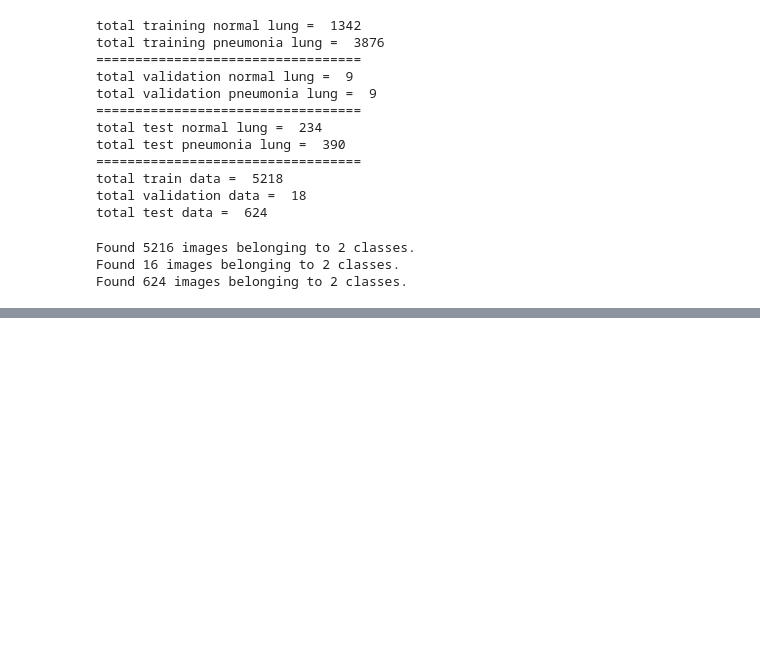
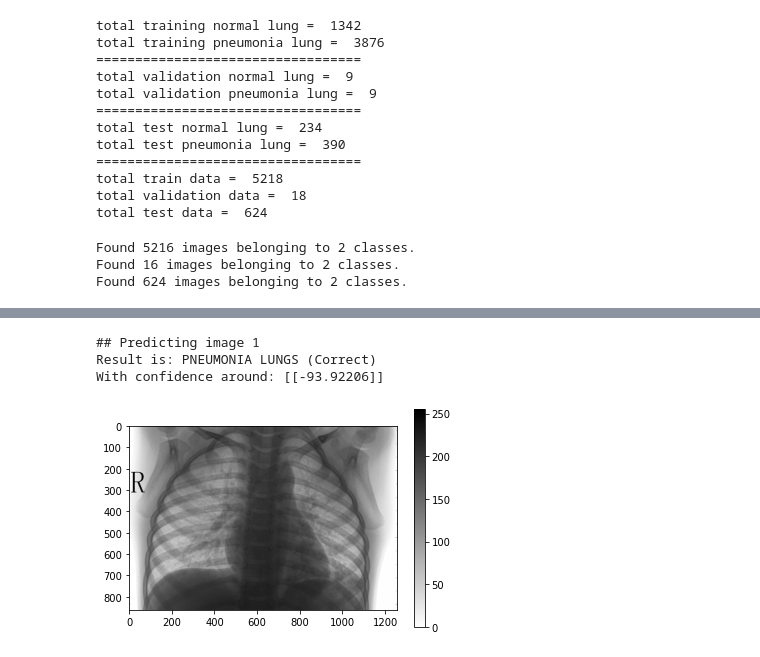
Before and after one commit to aldoalprak/Pneumonia_image_classification, a Jupyter notebook: Bangkit-Project1.ipynb, the cells around one changed output, grey strips where cells are left out. Cells and saved outputs as stored; diff of their text form; code cells hidden in the pictures; blank space fills up the shorter version.

```diff
--- a/Bangkit-Project1.ipynb
+++ b/Bangkit-Project1.ipynb
@@ -253,0 +255,25 @@ testing accuracy ==> 81.25
+# %%
+## Real testing on image
+print("## Predicting image 1")
+img_pred = image.load_img('/content/drive/My Drive/chest_xray/val/PNEUMONIA/person1950_bacteria_4881.jpeg', target_size = (200, 300))
+img_pred = image.img_to_array(img_pred)
+img_pred = np.expand_dims(img_pred, axis = 0)
+result = model.predict(img_pred)
+
+if result[0][0] == 1:
+	prediction = "NORMAL LUNGS (Incorrect)"
+else:
+	prediction = "PNEUMONIA LUNGS (Correct)"
+
+img = mpimg.imread('/content/drive/My Drive/chest_xray/val/PNEUMONIA/person1950_bacteria_4881.jpeg')
+show_image = plt.imshow(img, cmap="binary")
+plt.colorbar()
+
+
+print("Result is: " + prediction)
+print("With confidence around: " + str(result))
+# %% [output]
+## Predicting image 1
+Result is: PNEUMONIA LUNGS (Correct)
+With confidence around: [[-93.92206]]
+[figure, added]
```
Also changed, not shown: parts of 6 cells of this notebook.
